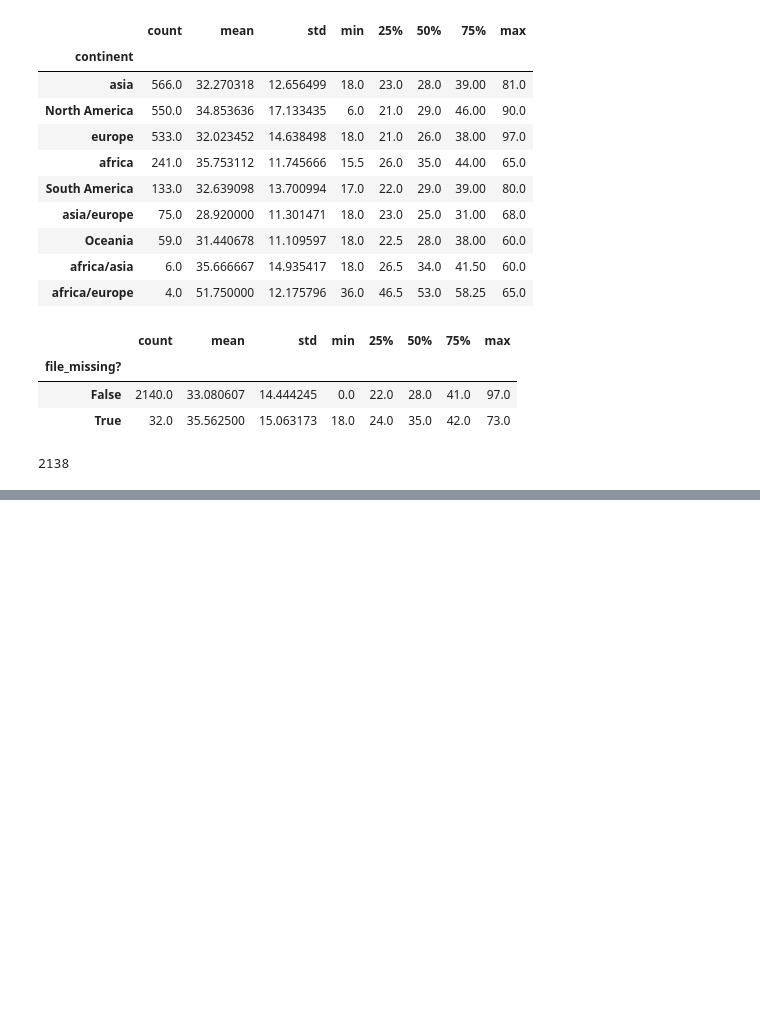
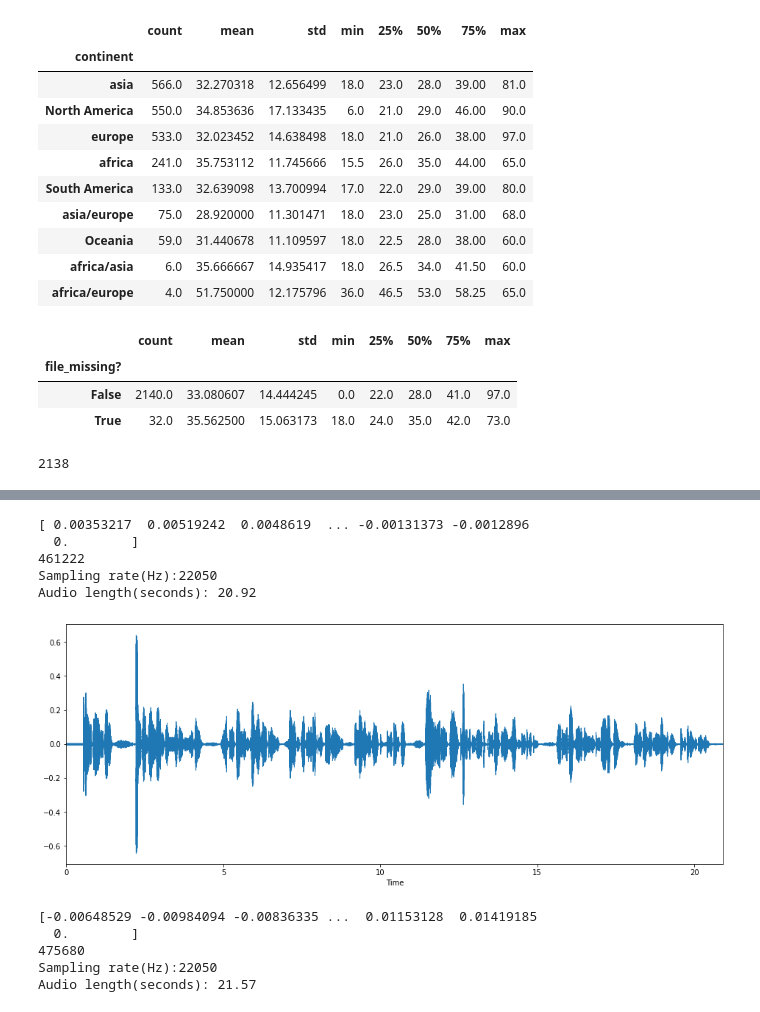
Before and after one commit to parkjiye/EnglishSpeechAccentAnalyzer, a Jupyter notebook: EnglishSpeechAccentAnalyzer.ipynb, the cells around one changed output, grey strips where cells are left out. Drawn from its saved outputs; the diff is of its cells as text; code cells hidden in the pictures; blank space fills up the shorter version.

Commit message:
feat : librosa를 통한 2D 음파 그래프 추출

```diff
--- a/EnglishSpeechAccentAnalyzer.ipynb
+++ b/EnglishSpeechAccentAnalyzer.ipynb
@@ -82,0 +101,3 @@ print (len([name for name in os.listdir('../archive/recordings/recordings') if o
+# %%
+fname1 = '../archive/recordings/recordings/' + 'english11.mp3'
+ipd.Audio(fname1)
@@ -82,0 +140,19 @@ print (len([name for name in os.listdir('../archive/recordings/recordings') if o
+# %%
+y, sr = librosa.load(fname1)
+# %%
+print(y)
+print(len(y))
+print('Sampling rate(Hz):%d' %sr)
+print('Audio length(seconds): %.2f'%(len(y)/sr))
+# %% [output]
+[ 0.00353217  0.00519242  0.0048619  ... -0.00131373 -0.0012896
+  0.        ]
+461222
+Sampling rate(Hz):22050
+Audio length(seconds): 20.92
+# %%
+plt.figure(figsize=(16,6))
+librosa.display.waveplot(y=y, sr=sr)
+plt.show()
+# %% [output]
+[figure, added]
@@ -82,0 +161,11 @@ print (len([name for name in os.listdir('../archive/recordings/recordings') if o
+# %%
+print(y)
+print(len(y))
+print('Sampling rate(Hz):%d' %sr)
+print('Audio length(seconds): %.2f'%(len(y)/sr))
+# %% [output]
+[-0.00648529 -0.00984094 -0.00836335 ...  0.01153128  0.01419185
+  0.        ]
+475680
+Sampling rate(Hz):22050
+Audio length(seconds): 21.57
```
Also changed, not shown: parts of 16 cells of this notebook.
